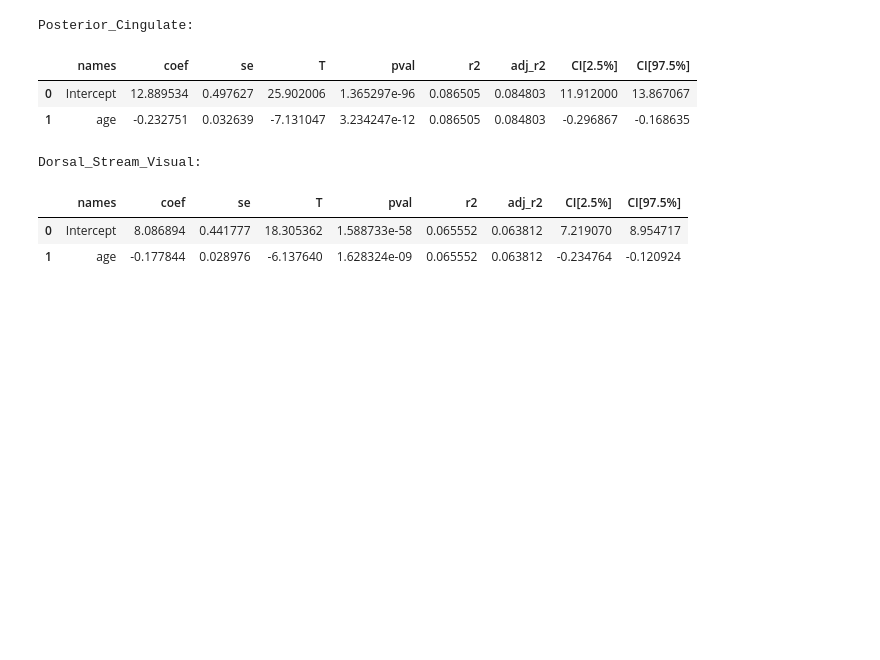
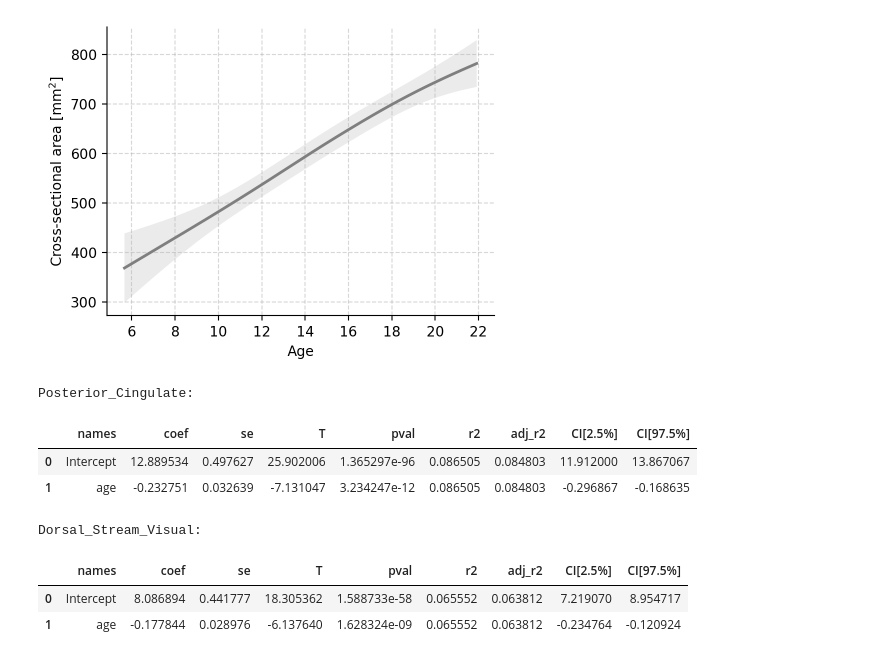
Before and after one commit to JonahKember/HCPD_dMRI_analyses, a Jupyter notebook: developmental_trajectories.ipynb, the cells around one changed output. Saved outputs shown, nothing was run; the diff lists cells and outputs as text; code cells hidden in the pictures; blank space fills up the shorter version.

```diff
--- a/developmental_trajectories.ipynb
+++ b/developmental_trajectories.ipynb
@@ -95,3 +91,21 @@ plt.show()
+# %%
+fig, ax = plt.subplots(figsize=(5, 3.75))
+
+tracts = tract_info[tract_info.cortex == 'Medial_Temporal']['label']
+tract_area = df[tracts].sum(axis=1)
+
+x_grid, y_grid, ci = fit_gam(df['age'].values, tract_area)
+
+ax.plot(x_grid, y_grid, lw=2,label=cortex, color='tab:gray')
+ax.fill_between(x_grid, ci[:,0], ci[:,1], facecolor='tab:gray', alpha=0.15)
+
+
+ax.set_xlabel('Age')
+ax.set_ylabel('Cross-sectional area [mm$^2$]')
+ax.grid(linestyle='--', alpha=.5)
+sns.despine()
+# %% [output]
+[figure, added]
 # %%
 for cortex in cortices:
     tracts = tract_info[tract_info.cortex == cortex]['label']
```
Also changed, not shown: parts of 5 cells of this notebook.
